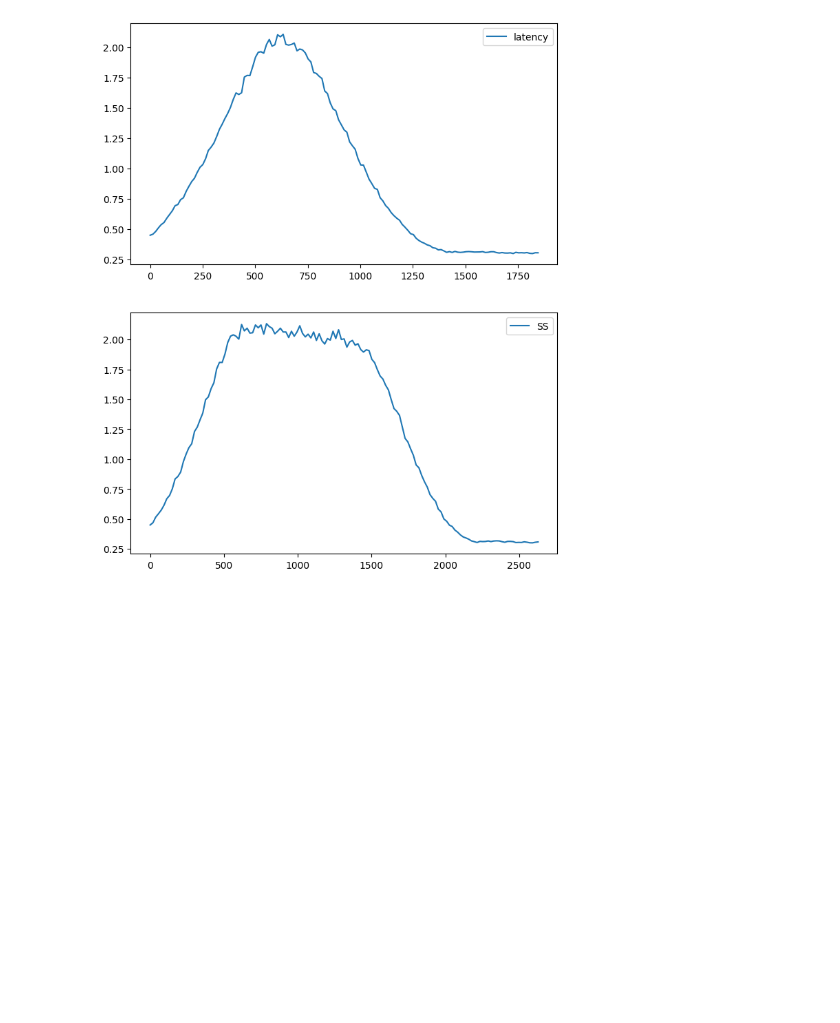
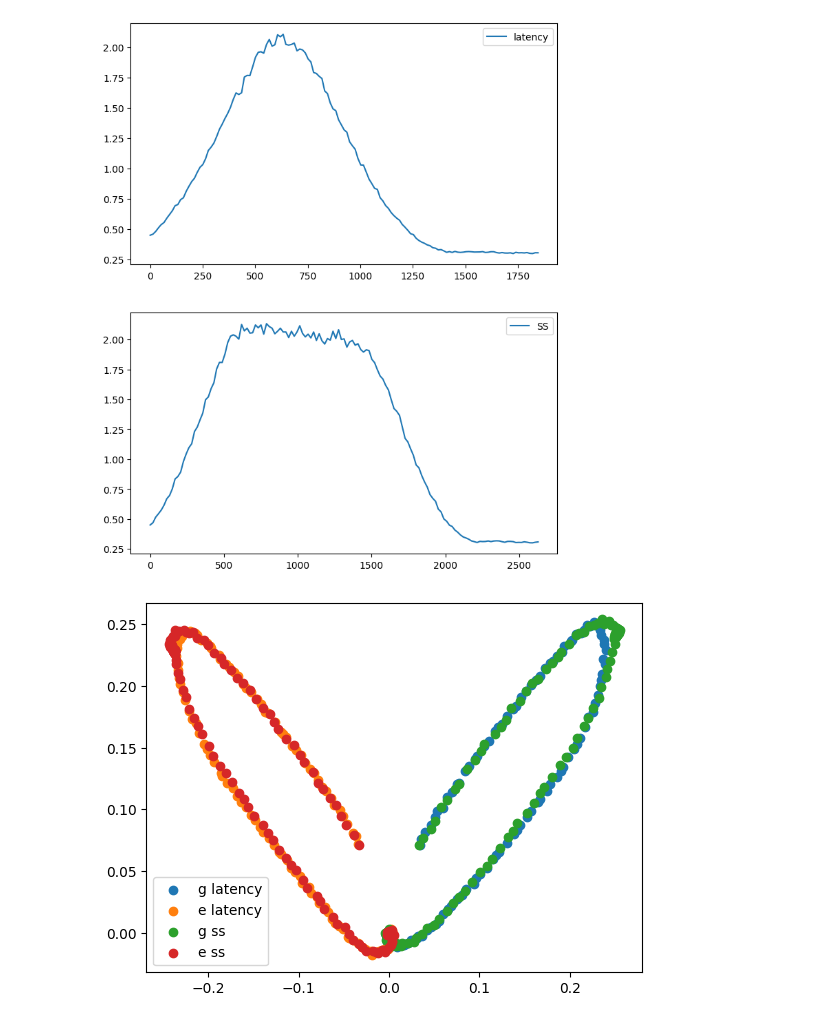
Before and after one commit to AnikenC/ReadoutWithRL, a Jupyter notebook: readoutWithRL/Experiments/acq_exp_sherbrooke.ipynb, the cells around one changed output. Drawn from its saved outputs; the diff is of its cells as text; code cells hidden in the pictures; blank space fills up the shorter version.

```diff
--- a/readoutWithRL/Experiments/acq_exp_sherbrooke.ipynb
+++ b/readoutWithRL/Experiments/acq_exp_sherbrooke.ipynb
@@ -249,3 +249,28 @@ plt.show()
 # %% [output]
 0.9921875
 [figure]
+# %%
+import copy
+
+results_1 = get_results_arr(job_1.result(), qubit)
+results_1_arr = copy.deepcopy(results_1)
+
+results_2 = get_results_arr(job_2.result(), qubit)
+results_2_arr = copy.deepcopy(results_2)
+# %%
+from utils import get_corrected_means
+
+raw_res_latency_g, raw_res_latency_e = results_1_arr.reshape(2, -1, num_shots)
+raw_res_ss_g, raw_res_ss_e = results_2_arr.reshape(2, -1, num_shots)
+
+means_latency_g, means_latency_e = get_corrected_means(raw_res_latency_g, raw_res_latency_e)
+means_ss_g, means_ss_e = get_corrected_means(raw_res_ss_g, raw_res_ss_e)
+
+plt.scatter(means_latency_g.real, means_latency_g.imag, label='g latency')
+plt.scatter(means_latency_e.real, means_latency_e.imag, label='e latency')
+plt.scatter(means_ss_g.real, means_ss_g.imag, label='g ss')
+plt.scatter(means_ss_e.real, means_ss_e.imag, label='e ss')
+plt.legend()
+plt.show()
+# %% [output]
+[figure, added]
```
Also changed, not shown: parts of 1 cell of this notebook, 6 other files.
